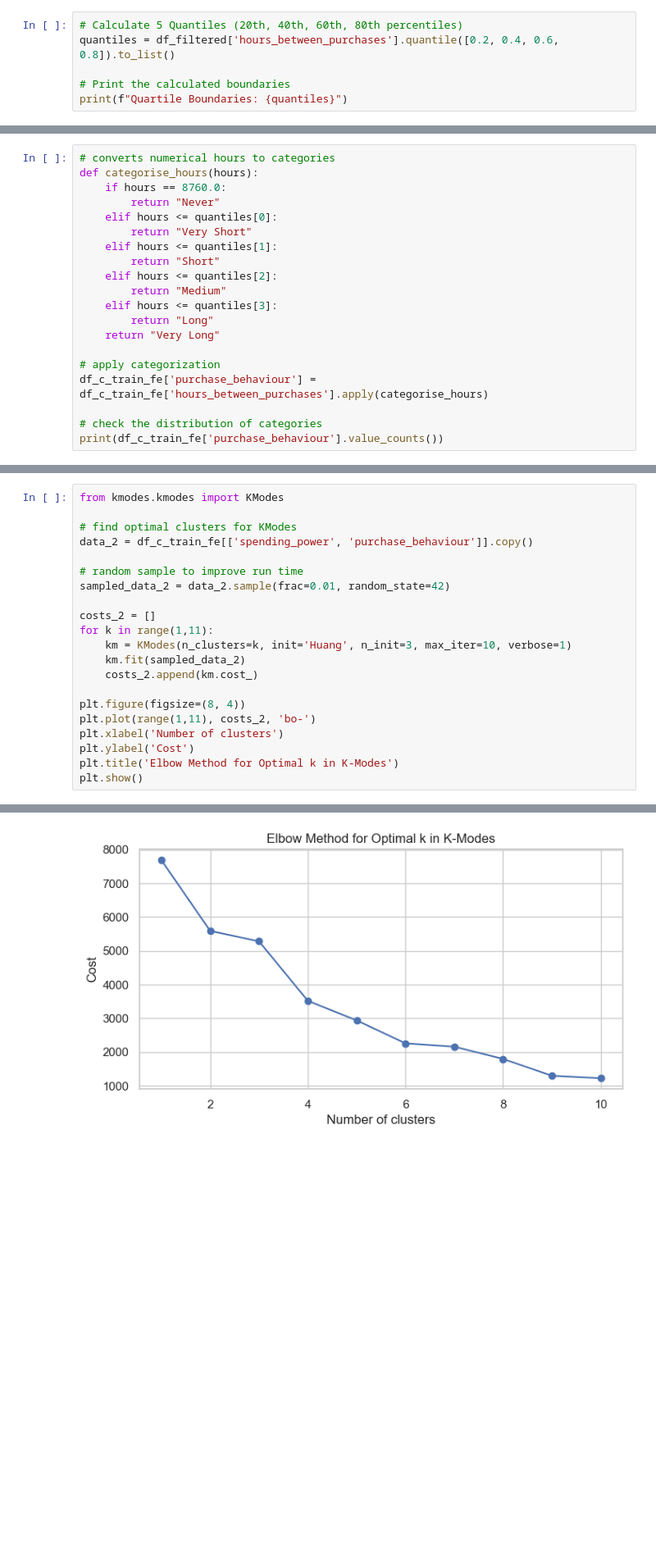
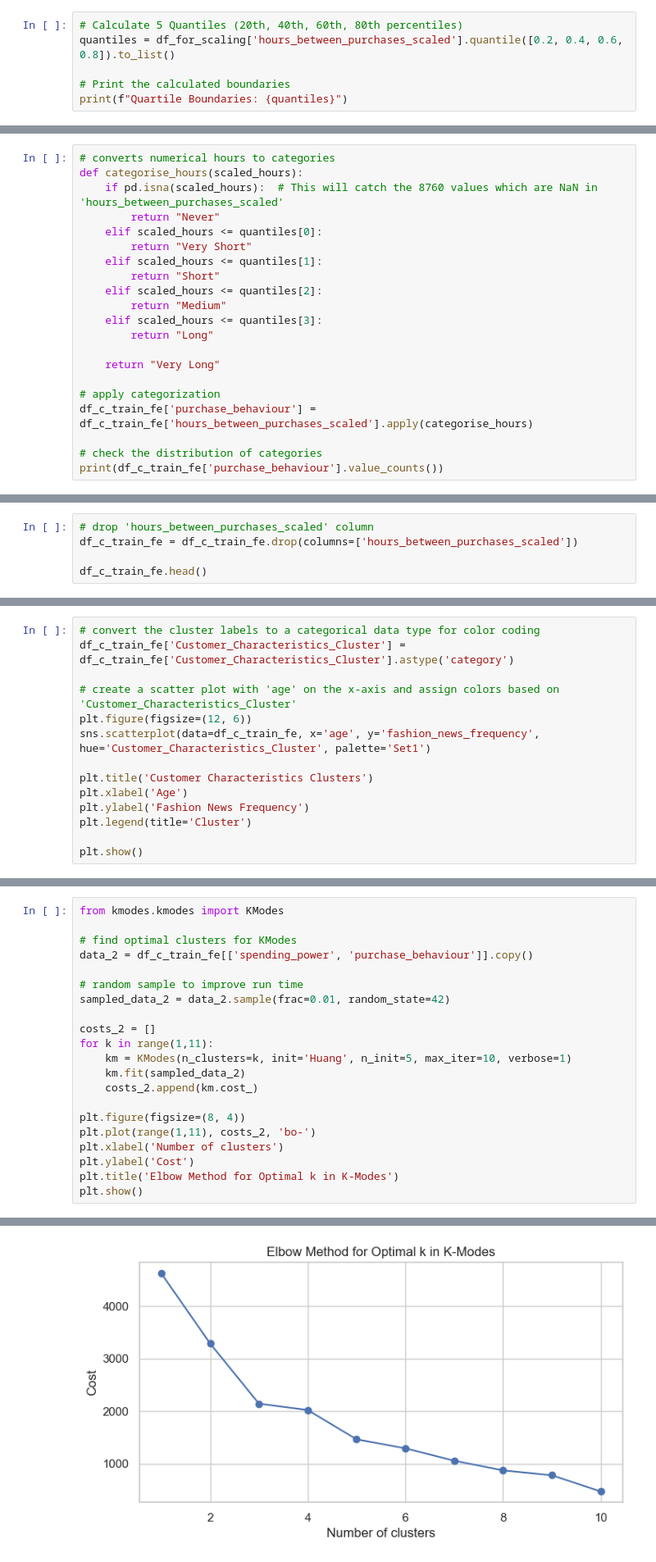
Before and after one commit to aldensiol/FashoReco, a Jupyter notebook: customer-segmentation.ipynb, the cells around one changed output, grey strips where cells are left out. Shown: that part at 82% size. Drawn from its saved outputs; the diff is of its cells as text; blank space fills up the shorter version.

Commit message:
adjusted customer-segmentation to fit Shuyao's new FE

```diff
--- a/customer-segmentation.ipynb
+++ b/customer-segmentation.ipynb
@@ -93,6 +110,6 @@ plt.show()
 # %%
 # Calculate 5 Quantiles (20th, 40th, 60th, 80th percentiles)
-quantiles = df_filtered['hours_between_purchases'].quantile([0.2, 0.4, 0.6, 0.8]).to_list()
+quantiles = df_for_scaling['hours_between_purchases_scaled'].quantile([0.2, 0.4, 0.6, 0.8]).to_list()
 
 # Print the calculated boundaries
 print(f"Quartile Boundaries: {quantiles}")
@@ -101,20 +118,21 @@ Quartile Boundaries: [36.0, 75.0, 130.0, 240.0]
 # %%
 # converts numerical hours to categories
-def categorise_hours(hours):
-    if hours == 8760.0:
+def categorise_hours(scaled_hours):
+    if pd.isna(scaled_hours):  # This will catch the 8760 values which are NaN in 'hours_between_purchases_scaled'
         return "Never"
-    elif hours <= quantiles[0]:
+    elif scaled_hours <= quantiles[0]:
         return "Very Short"
-    elif hours <= quantiles[1]:
+    elif scaled_hours <= quantiles[1]:
         return "Short"
-    elif hours <= quantiles[2]:
+    elif scaled_hours <= quantiles[2]:
         return "Medium"
-    elif hours <= quantiles[3]:
+    elif scaled_hours <= quantiles[3]:
         return "Long"
+
     return "Very Long"
 
 # apply categorization
-df_c_train_fe['purchase_behaviour'] = df_c_train_fe['hours_between_purchases'].apply(categorise_hours)
+df_c_train_fe['purchase_behaviour'] = df_c_train_fe['hours_between_purchases_scaled'].apply(categorise_hours)
 
 # check the distribution of categories
 print(df_c_train_fe['purchase_behaviour'].value_counts())
@@ -132,0 +148,5 @@ Name: count, dtype: int64
+# %%
+# drop 'hours_between_purchases_scaled' column
+df_c_train_fe = df_c_train_fe.drop(columns=['hours_between_purchases_scaled'])
+
+df_c_train_fe.head()
@@ -228,0 +254,14 @@ Name: count, dtype: int64
+# %%
+# convert the cluster labels to a categorical data type for color coding
+df_c_train_fe['Customer_Characteristics_Cluster'] = df_c_train_fe['Customer_Characteristics_Cluster'].astype('category')
+
+# create a scatter plot with 'age' on the x-axis and assign colors based on 'Customer_Characteristics_Cluster'
+plt.figure(figsize=(12, 6))
+sns.scatterplot(data=df_c_train_fe, x='age', y='fashion_news_frequency', hue='Customer_Characteristics_Cluster', palette='Set1')
+
+plt.title('Customer Characteristics Clusters')
+plt.xlabel('Age')
+plt.ylabel('Fashion News Frequency')
+plt.legend(title='Cluster')
+
+plt.show()
@@ -237,7 +283,7 @@ sampled_data_2 = data_2.sample(frac=0.01, random_state=42)
 
 costs_2 = []
 for k in range(1,11):
-    km = KModes(n_clusters=k, init='Huang', n_init=3, max_iter=10, verbose=1)
+    km = KModes(n_clusters=k, init='Huang', n_init=5, max_iter=10, verbose=1)
     km.fit(sampled_data_2)
     costs_2.append(km.cost_)
 
@@ -267,4 +313,4 @@ Run 3, iteration: 1/10, moves: 702, cost: 1322.0
 Best run was number 2
-[figure, old version]
+[figure, new version]
 # %%
 # From above, the optimal number of clusters is 4
```
Also changed, not shown: parts of 24 cells of this notebook, 1 other file.
